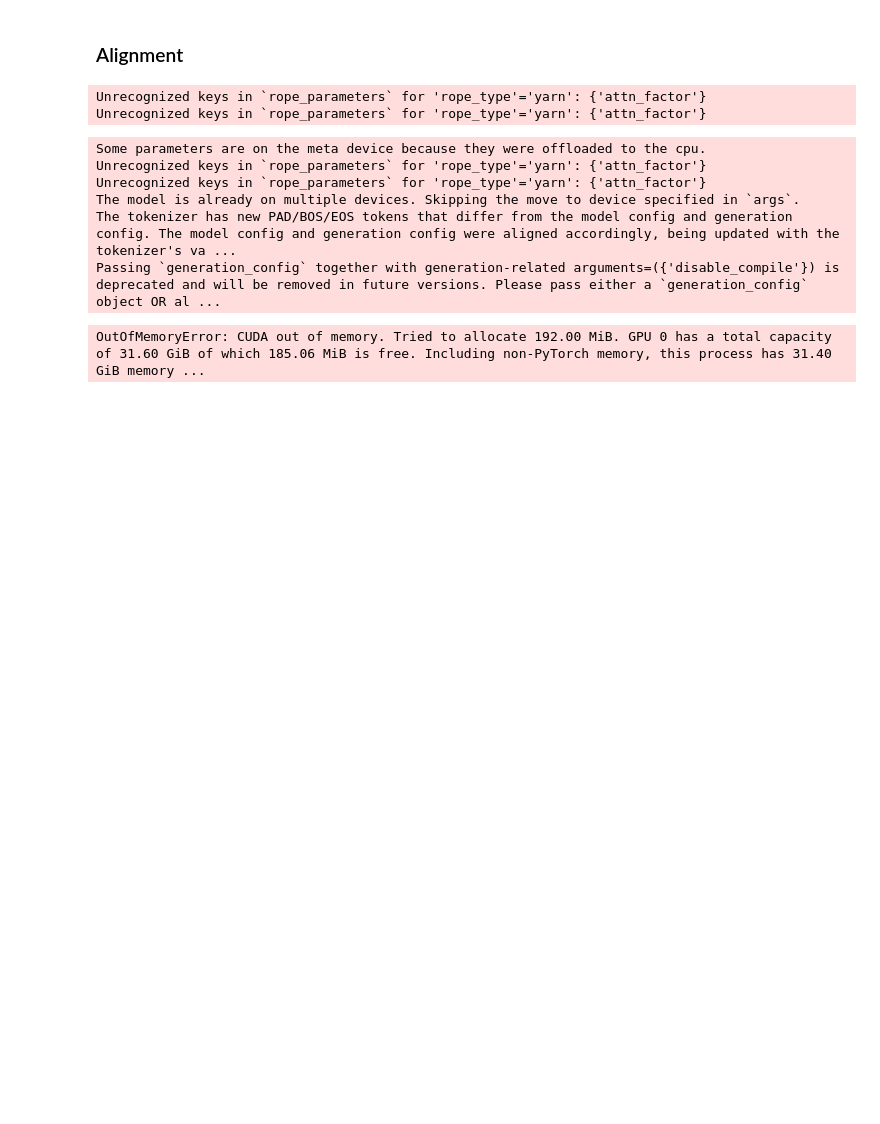
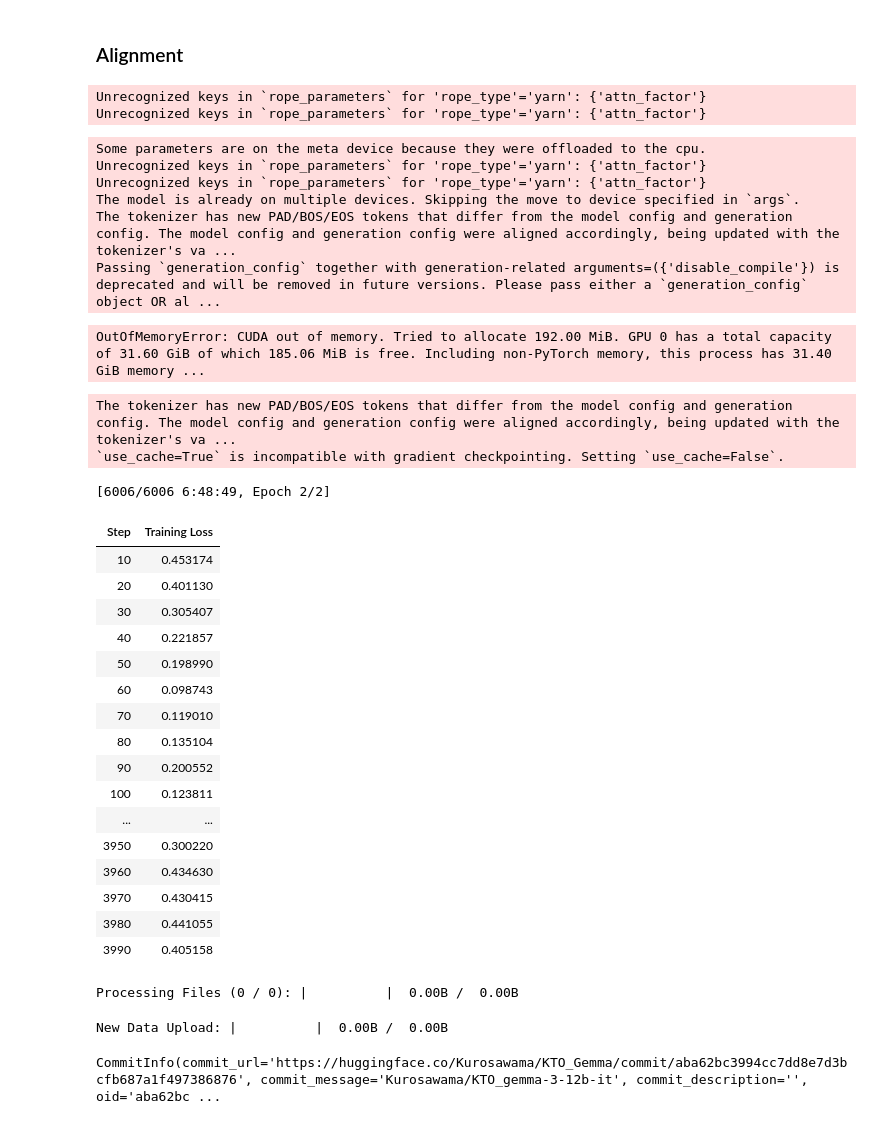
Before and after one commit to Kurocaguama/Kurosagol, a Jupyter notebook: Ongoing/NM Alignment.ipynb, the cells around one changed output. Saved outputs shown, nothing was run; the diff lists cells and outputs as text; code cells hidden in the pictures; blank space fills up the shorter version.

```diff
--- a/Ongoing/NM Alignment.ipynb
+++ b/Ongoing/NM Alignment.ipynb
@@ -451,3 +450,73 @@ The model is already on multiple devices. Skipping the move to device specified
 The tokenizer has new PAD/BOS/EOS tokens that differ from the model config and generation config. The model config and generation config were aligned accordingly, being updated with the tokenizer's va ...
 Passing `generation_config` together with generation-related arguments=({'disable_compile'}) is deprecated and will be removed in future versions. Please pass either a `generation_config` object OR al ...
 OutOfMemoryError: CUDA out of memory. Tried to allocate 192.00 MiB. GPU 0 has a total capacity of 31.60 GiB of which 185.06 MiB is free. Including non-PyTorch memory, this process has 31.40 GiB memory ...
+# %%
+quantization_config = BitsAndBytesConfig(
+    load_in_4bit=True,
+    bnb_4bit_compute_dtype=torch.bfloat16,
+    bnb_4bit_use_double_quant=True
+)
+model_quant = AutoModelForCausalLM.from_pretrained(
+    "google/gemma-3-12b-it",
+    quantization_config = quantization_config
+)
+tokenizer = AutoTokenizer.from_pretrained("google/gemma-3-12b-it")
+
+original_forward = model_quant.forward
+
+def gemma_forward_wrapper(*args, **kwargs):
+    # Inject token_type_ids=0 if it's missing but input_ids exists
+    if "token_type_ids" not in kwargs and "input_ids" in kwargs:
+        kwargs["token_type_ids"] = torch.zeros_like(kwargs["input_ids"])
+    return original_forward(*args, **kwargs)
+
+model_quant.forward = gemma_forward_wrapper
+
+model_4bit = prepare_model_for_kbit_training(model_quant)
+config = LoraConfig(
+    r=16,
+    lora_alpha=8,
+    target_modules="all-linear",
+    lora_dropout=0.05,
+    bias="none",
+    task_type="CAUSAL_LM"
+)
+model = get_peft_model(model_4bit, config)
+
+train_dataset = load_dataset("Kurosawama/KTO_gemma-3-12b-it", split="train")
+
+training_args = KTOConfig(
+    output_dir = '/home/flopezp/Kurosagol/Ongoing/Aligned Models/KTO_Gemma/',
+    learning_rate=5e-6,
+    num_train_epochs = 2,
+    per_device_train_batch_size = 2, # 5 for deepseek-distl, 4 for qwen3-14b, 2 gemma
+    remove_unused_columns = False,
+    use_cache= False
+)
+trainer = KTOTrainer(model=model, args=training_args, processing_class=tokenizer, train_dataset=train_dataset)
+trainer.train()
+trainer.push_to_hub('Kurosawama/KTO_gemma-3-12b-it')
+# %% [output]
+The tokenizer has new PAD/BOS/EOS tokens that differ from the model config and generation config. The model config and generation config were aligned accordingly, being updated with the tokenizer's va ...
+`use_cache=True` is incompatible with gradient checkpointing. Setting `use_cache=False`.
+[6006/6006 6:48:49, Epoch 2/2]
+| Step | Training Loss |
+| 10 | 0.453174 |
+| 20 | 0.401130 |
+| 30 | 0.305407 |
+| 40 | 0.221857 |
+| 50 | 0.198990 |
+| 60 | 0.098743 |
+| 70 | 0.119010 |
+| 80 | 0.135104 |
+| 90 | 0.200552 |
+| 100 | 0.123811 |
+| ... | ... |
+| 3950 | 0.300220 |
+| 3960 | 0.434630 |
+| 3970 | 0.430415 |
+| 3980 | 0.441055 |
+| 3990 | 0.405158 |
+Processing Files (0 / 0): |          |  0.00B /  0.00B
+New Data Upload: |          |  0.00B /  0.00B
+CommitInfo(commit_url='https://huggingface.co/Kurosawama/KTO_Gemma/commit/aba62bc3994cc7dd8e7d3bcfb687a1f497386876', commit_message='Kurosawama/KTO_gemma-3-12b-it', commit_description='', oid='aba62bc ...
```
Also changed, not shown: parts of 5 cells of this notebook.
